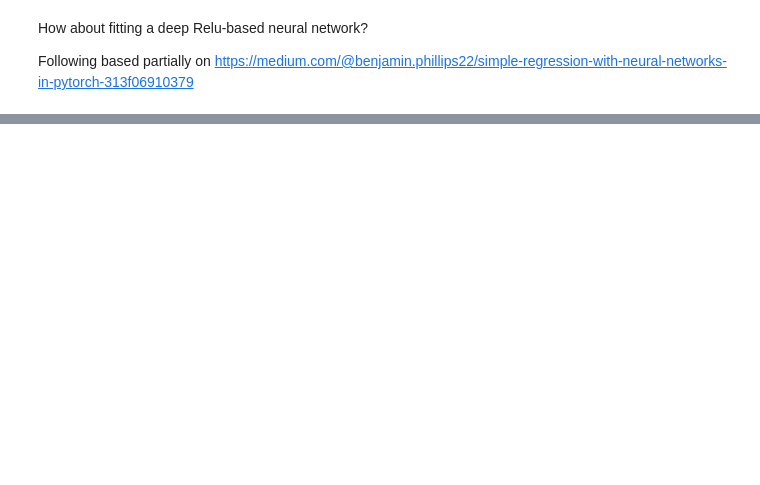
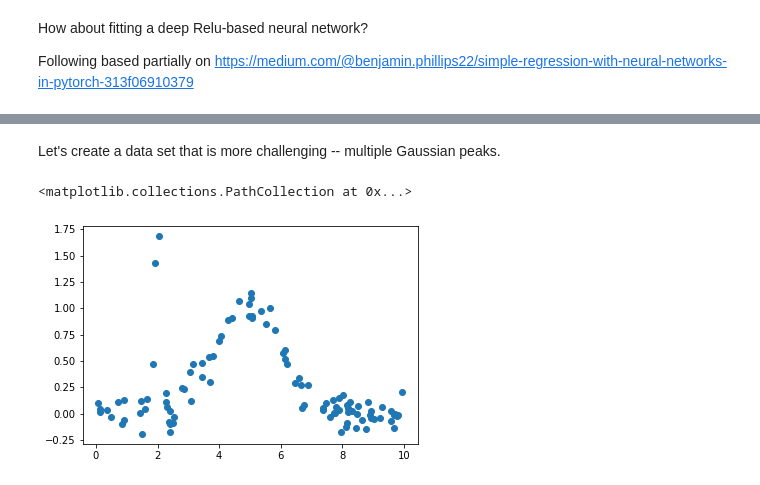
Before and after one commit to rhiju/rna_lores2, a Jupyter notebook: 0_Simple_1D_fit.ipynb, the cells around one changed output, grey strips where cells are left out. Cells and saved outputs as stored; diff of their text form; code cells hidden in the pictures; blank space fills up the shorter version.

```diff
--- a/0_Simple_1D_fit.ipynb
+++ b/0_Simple_1D_fit.ipynb
@@ -253,29 +250,14 @@ How about fitting a deep Relu-based neural network?
 
 Following based partially on https://medium.com/@benjamin.phillips22/simple-regression-with-neural-networks-in-pytorch-313f06910379
 # %%
-import torch.nn.functional as F
 
-class Net(torch.nn.Module):
-    def __init__(self, n_feature, n_hidden, n_output):
-        super(Net, self).__init__()
-        self.hidden = torch.nn.Linear(n_feature, n_hidden)   # hidden layer
-        self.predict = torch.nn.Linear(n_hidden, n_output)   # output layer
-
-    def forward(self, x):
-        x = F.relu(self.hidden(x))      # activation function for hidden layer
-        x = self.predict(x)             # linear output
-        x = torch.exp(x)
-        return x
-
-#loss_func = torch.nn.MSELoss()  # this is for regression mean squared loss
-
-def train_model(x,y,net,opt):
+def train_model(x,y,net,opt,niter=10000):
   x_fit = torch.unsqueeze(x,dim=1)
   y_target = torch.unsqueeze(y,dim=1)
   loss_history = []
 
   # Training loop
-  for i in range(10000):
+  for i in range(niter):
     opt.zero_grad()
 
     # Compute current estimate
@@ -303,12 +285,3 @@ def train_model(x,y,net,opt):
   y_fine = net( x_fine )
   plt.plot(x_fine,y_fine.detach())
   print( net.parameters() )
-
-
-net = Net(n_feature=1, n_hidden=20, n_output=1)     # define the network
-
-learning_rate = 5e-2
-#opt = torch.optim.SGD(net.parameters(), lr=learning_rate, momentum=0.5)
-opt = torch.optim.Adagrad(net.parameters(), lr=learning_rate)
-
-train_model(x,y,net,opt)
@@ -333,0 +331,9 @@ loss = 0.08773814141750336
+# %% [markdown]
+Let's create a data set that is more challenging -- multiple Gaussian peaks.
+# %%
+y2 = forward_gaussian(x, torch.tensor([2,0.1,2]) )+ forward_gaussian(x,[5,1,1])
+y2 += 0.1* torch.randn(n)
+plt.scatter(x,y2)
+# %% [output]
+<matplotlib.collections.PathCollection at 0x...>
+[figure, added]
```
Also changed, not shown: parts of 10 cells of this notebook.
